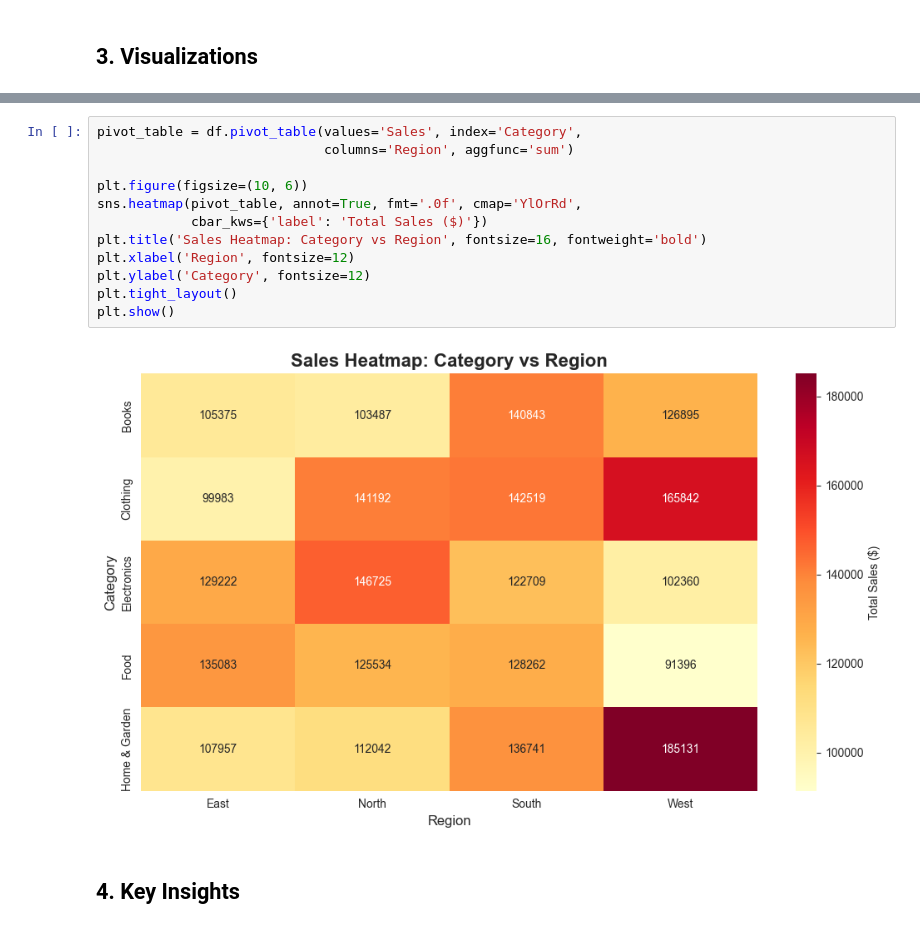
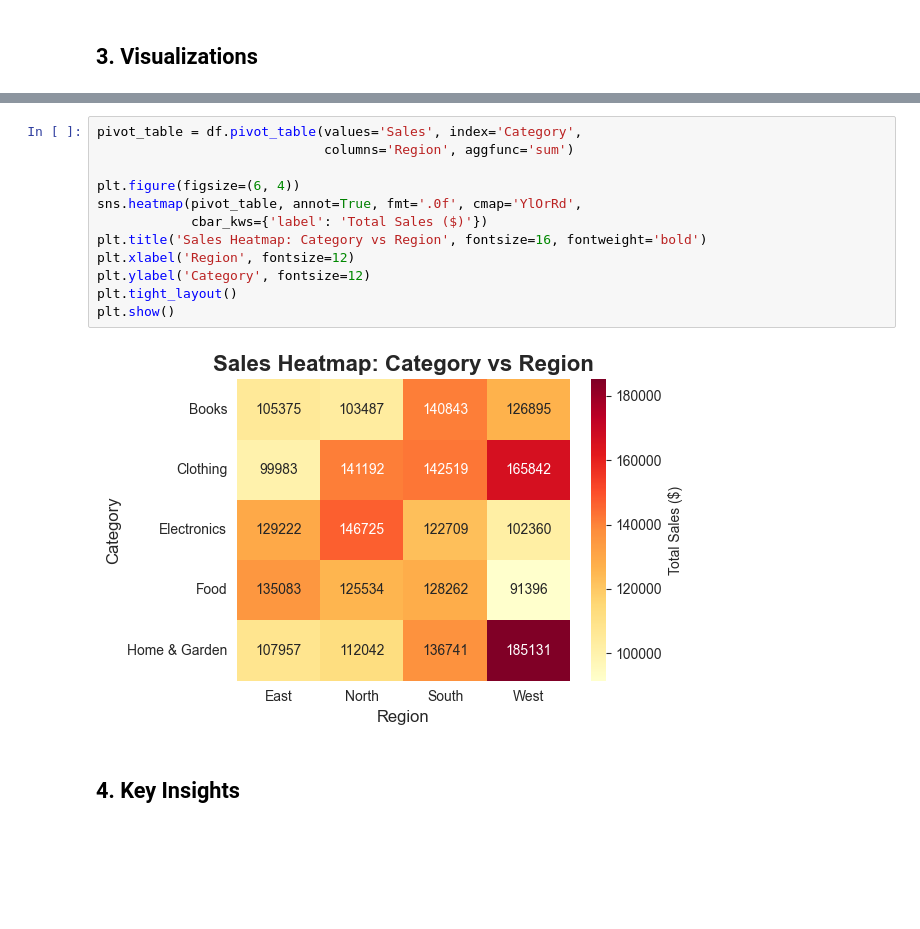
Before and after one commit to madhanr13/analytics-intern, a Jupyter notebook: Project1/sales_analysis.ipynb, the cells around one changed output, grey strips where cells are left out. Cells and saved outputs as stored; diff of their text form; blank space fills up the shorter version.

```diff
--- a/Project1/sales_analysis.ipynb
+++ b/Project1/sales_analysis.ipynb
@@ -143,17 +143,17 @@ plt.show()
 # %%
 pivot_table = df.pivot_table(values='Sales', index='Category',
                              columns='Region', aggfunc='sum')
 
-plt.figure(figsize=(10, 6))
+plt.figure(figsize=(6, 4))
 sns.heatmap(pivot_table, annot=True, fmt='.0f', cmap='YlOrRd',
             cbar_kws={'label': 'Total Sales ($)'})
 plt.title('Sales Heatmap: Category vs Region', fontsize=16, fontweight='bold')
 plt.xlabel('Region', fontsize=12)
 plt.ylabel('Category', fontsize=12)
 plt.tight_layout()
 plt.show()
 # %% [output]
-[figure, old version]
+[figure, new version]
 # %% [markdown]
 ## 4. Key Insights
 # %%
```
Also changed, not shown: parts of 4 cells of this notebook, 2 other files.
